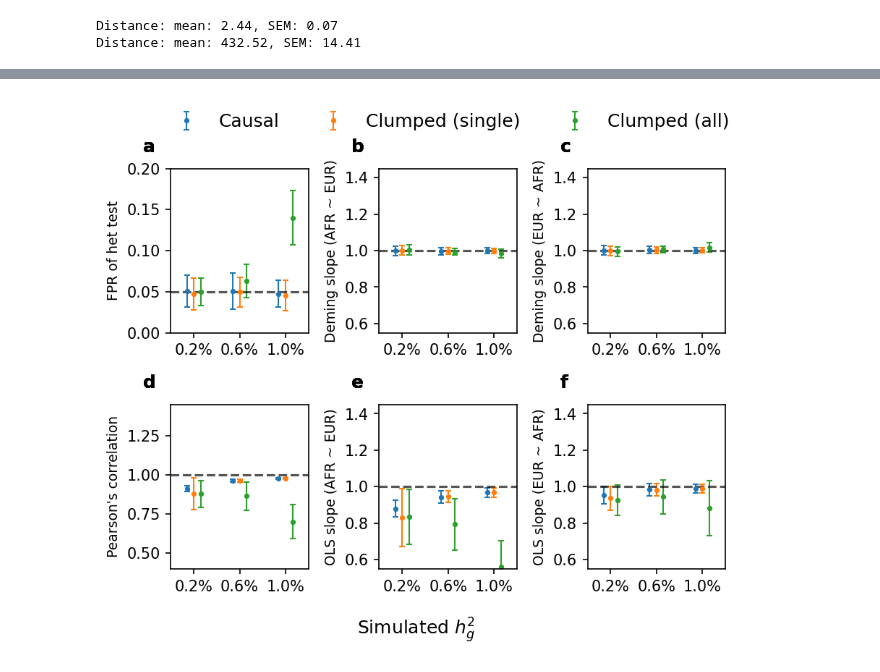
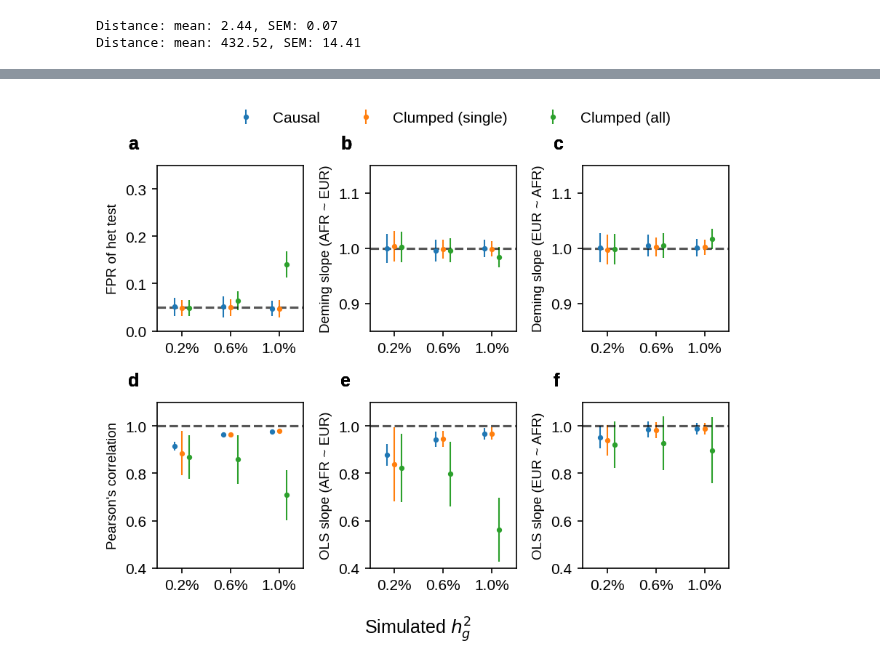
Before and after one commit to KangchengHou/admix-genet-cor, a Jupyter notebook: experiments/02-region-locus-simulate/03-plot.ipynb, the cells around one changed output, grey strips where cells are left out. Saved outputs shown, nothing was run; the diff lists cells and outputs as text; code cells hidden in the pictures.

Commit message:
update region-locus-simulate

```diff
--- a/experiments/02-region-locus-simulate/03-plot.ipynb
+++ b/experiments/02-region-locus-simulate/03-plot.ipynb
@@ -19,6 +19,10 @@ from scipy.stats import pearsonr, linregress
 from tqdm import tqdm
 import string
 import pickle
+
+import matplotlib
+
+matplotlib.rcParams["font.family"] = ["Liberation Sans"]
 # %%
 # define the simulation parameters
 df_real_params = pd.DataFrame(
@@ -220,7 +249,7 @@ def summarize_res(df_res_grouped):
     df_plot = df_plot.reset_index(drop=False)
     return df_plot
 # %%
-n_bootstrap = 99
+n_bootstrap = 100
 sample_size = 500
 
 np.random.seed(1234)
@@ -248,10 +291,23 @@ for group in ["causal", "clump", "clump-max"]:
 # %%
-for group in ["causal", "clump", "clump-max"]:
-    print(group + ":")
+df_display = []
+for group in ["causal", "clump-max", "clump"]:
     df_plot_mean, df_plot_se = dict_df_plot[group]
-    display(
+    df_tmp = (
         df_plot_mean.set_index(["ncausal", "hsq"]).round(3).astype(str)
-        + "±"
+        + " ("
         + df_plot_se.set_index(["ncausal", "hsq"]).round(3).astype(str)
+        + ")"
     )
+    df_tmp.index = df_tmp.index.set_levels([dict_group_name[group]], level=0)
+    df_tmp.index = df_tmp.index.set_levels(
+        [f"{x[1] * 100}\%" for x in df_tmp.index], level=1
+    )
+
+    df_tmp.index.names = ["group", "$h_g^2$"]
+    df_tmp = df_tmp[dict_column_name.keys()]
+    df_tmp.rename(columns=dict_column_name, inplace=True)
+
+    df_display.append(df_tmp)
+df_display = pd.concat(df_display, axis=0)
+display(df_display)
 # %% [output]
@@ -291,12 +359,12 @@ y_label_list = [
     "OLS slope (EUR ~ AFR)",
 ]
 dict_ylim = {
-    "het_fpr": [0, 0.20],
-    "pearsonr": [0.4, 1.45],
-    "ols_afr~eur": [0.55, 1.45],
-    "ols_eur~afr": [0.55, 1.45],
-    "deming_afr~eur": [0.55, 1.45],
-    "deming_eur~afr": [0.55, 1.45],
+    "het_fpr": [0, 0.35],
+    "pearsonr": [0.4, 1.1],
+    "ols_afr~eur": [0.4, 1.1],
+    "ols_eur~afr": [0.4, 1.1],
+    "deming_afr~eur": [0.85, 1.15],
+    "deming_eur~afr": [0.85, 1.15],
 }
 dict_hline = {
     "het_fpr": 0.05,
@@ -340,7 +408,7 @@ for group_i, group in enumerate(["causal", "clump-max", "clump"]):
             mew=1,
             label=label,
             linewidth=1,
-            capsize=2,
+            #             capsize=2,
         )
 
         ax.axhline(y=dict_hline[y_var], color="black", ls="--", alpha=0.3)
@@ -357,36 +425,36 @@ for group_i, group in enumerate(["causal", "clump-max", "clump"]):
             -0.2,
             1.1,
             string.ascii_lowercase[i],
             transform=ax.transAxes,
             size=12,
             weight="bold",
         )
 
 # trick to put title in the same row
 handles, labels = axes[0].get_legend_handles_labels()
 fig.legend(
     handles,
     labels,
     ncol=5,
     loc="center",
     bbox_to_anchor=[0.55, 1.0],
     frameon=False,
-    fontsize=12,
+    fontsize=10,
 )
 
 fig.text(
     0.5,
     -0.05,
     "Simulated $h_g^2$",
     fontsize=12,
     ha="center",
 )
 
 plt.tight_layout()
-
+plt.savefig("results/locus-simulation-single-causal.pdf", bbox_inches="tight")
 plt.show()
 # %% [output]
-[figure, old version]
+[figure, new version]
 # %%
 # dict_df_plot = {}
 
```
Also changed, not shown: parts of 6 cells of this notebook, 6 other files.
